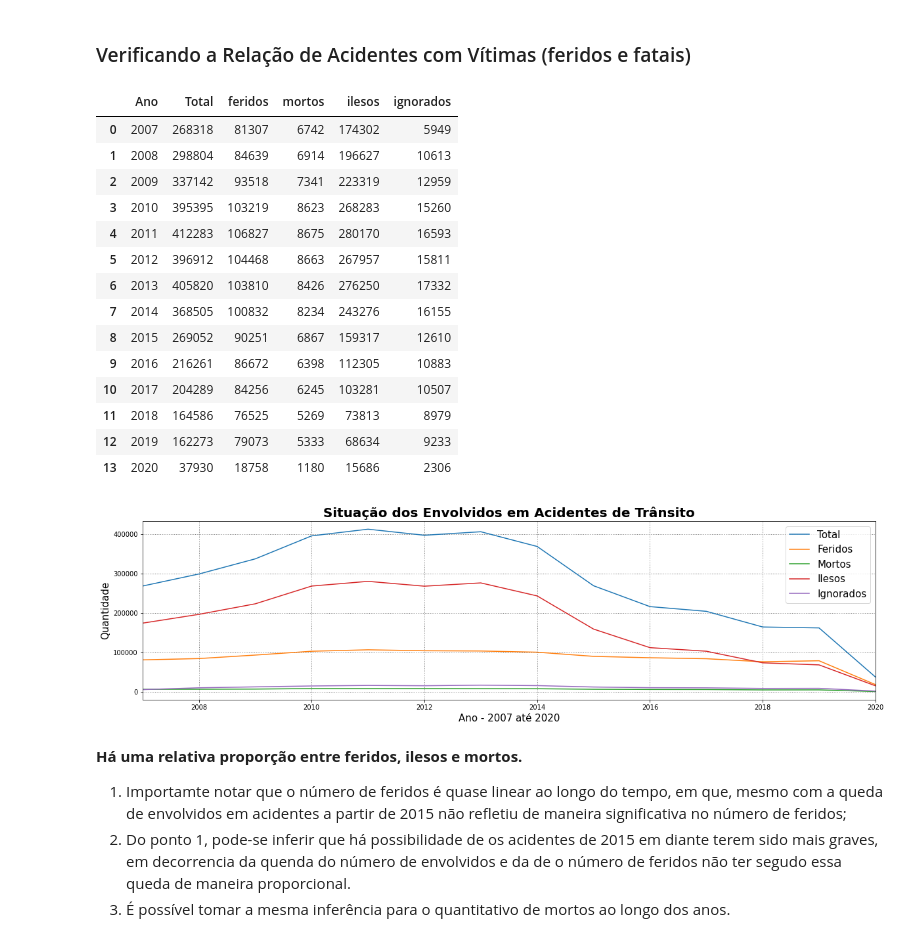
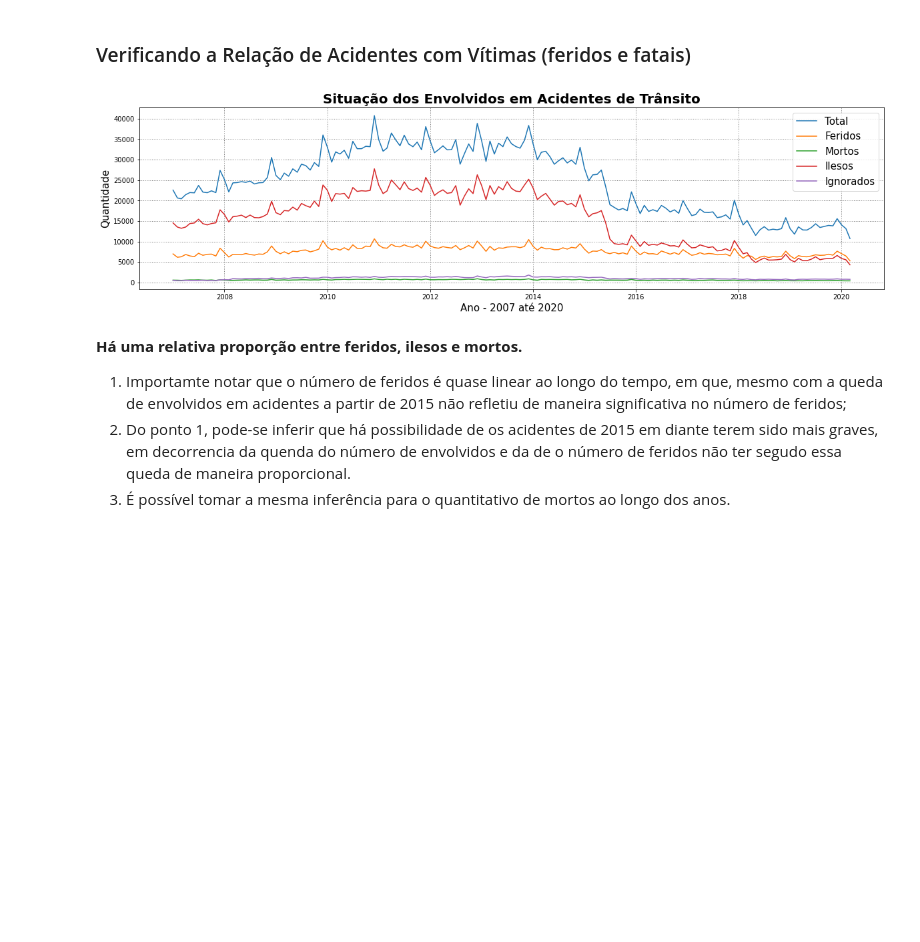
Before and after one commit to FelipeGBarreto/Projects, a Jupyter notebook: Acidentes_Rodovias_Federais.ipynb, the cells around one changed output. Cells and saved outputs as stored; diff of their text form; code cells hidden in the pictures; blank space fills up the shorter version.

```diff
--- a/Acidentes_Rodovias_Federais.ipynb
+++ b/Acidentes_Rodovias_Federais.ipynb
@@ -227,39 +241,25 @@ plt.xlabel("Pessoas Envolvidas em Acidentes", fontsize=15);
 ### Verificando a Relação de Acidentes com Vítimas (feridos e fatais)
 # %%
 dataset_2 = dataset.groupby("Ano")[["pessoas","feridos","mortos","ilesos","ignorados"]].sum().reset_index().rename(columns={"pessoas":"Total"})
+# %%
+acidentes_mes = dataset.groupby(["Ano","Mes"])[["pessoas","feridos","mortos","ilesos","ignorados"]].sum().reset_index()
+acidentes_mes["Ano_mes"] = acidentes_mes.Ano.map(str) + "-" + acidentes_mes.Mes.map(str)
+acidentes_mes.Ano_mes = pd.to_datetime(acidentes_mes.Ano_mes) #Se não transformasse em uma série temporal, todos os meses apareceriam (ficaria inviável visualizar o eixo x)
 # %%
-plt.figure(figsize=(20,5))
-plt.grid(color='gray', linestyle='dotted', linewidth=1)
-plt.title('Situação dos Envolvidos em Acidentes de Trânsito',fontweight='bold', fontsize=20)
-plt.xlabel("Ano - 2007 até 2020", fontsize=15)
-plt.ylabel("Quantidade", fontsize=15)
-plt.xlim(2007,2020)
-plt.xscale('linear')
-ax0=sns.lineplot(data=dataset_2, x="Ano",y="Total");
-ax1=sns.lineplot(data=dataset_2, x="Ano",y="feridos");
-ax2=sns.lineplot(data=dataset_2, x="Ano",y="mortos");
-ax3=sns.lineplot(data=dataset_2, x="Ano",y="ilesos");
-ax4=sns.lineplot(data=dataset_2, x="Ano",y="ignorados");
+plt.figure(figsize=(20,5));
+ax0=sns.lineplot(data=acidentes_mes,x=acidentes_mes.Ano_mes,y="pessoas");
+ax1=sns.lineplot(data=acidentes_mes, x=acidentes_mes.Ano_mes,y="feridos");
+ax2=sns.lineplot(data=acidentes_mes, x=acidentes_mes.Ano_mes,y="mortos");
+ax3=sns.lineplot(data=acidentes_mes, x=acidentes_mes.Ano_mes,y="ilesos");
+ax4=sns.lineplot(data=acidentes_mes, x=acidentes_mes.Ano_mes,y="ignorados");
+ax.xaxis.set_major_locator(plt.MaxNLocator(10))
+plt.grid(color='gray', linestyle='dotted', linewidth=1);
+plt.title('Situação dos Envolvidos em Acidentes de Trânsito',fontweight='bold', fontsize=20);
+plt.xlabel("Ano - 2007 até 2020", fontsize=15);
+plt.ylabel("Quantidade", fontsize=15);
 plt.legend(["Total","Feridos","Mortos","Ilesos","Ignorados"], fontsize=15);
-
-display(dataset_2)
 # %% [output]
-|  | Ano | Total | feridos | mortos | ilesos | ignorados |
-| 0 | 2007 | 268318 | 81307 | 6742 | 174302 | 5949 |
-| 1 | 2008 | 298804 | 84639 | 6914 | 196627 | 10613 |
-| 2 | 2009 | 337142 | 93518 | 7341 | 223319 | 12959 |
-| 3 | 2010 | 395395 | 103219 | 8623 | 268283 | 15260 |
-| 4 | 2011 | 412283 | 106827 | 8675 | 280170 | 16593 |
-| 5 | 2012 | 396912 | 104468 | 8663 | 267957 | 15811 |
-| 6 | 2013 | 405820 | 103810 | 8426 | 276250 | 17332 |
-| 7 | 2014 | 368505 | 100832 | 8234 | 243276 | 16155 |
-| 8 | 2015 | 269052 | 90251 | 6867 | 159317 | 12610 |
-| 9 | 2016 | 216261 | 86672 | 6398 | 112305 | 10883 |
-| 10 | 2017 | 204289 | 84256 | 6245 | 103281 | 10507 |
-| 11 | 2018 | 164586 | 76525 | 5269 | 73813 | 8979 |
-| 12 | 2019 | 162273 | 79073 | 5333 | 68634 | 9233 |
-| 13 | 2020 | 37930 | 18758 | 1180 | 15686 | 2306 |
-[figure, old version]
+[figure, new version]
 # %% [markdown]
 **Há uma relativa proporção entre feridos, ilesos e mortos.**
 
```
Also changed, not shown: parts of 3 cells of this notebook.
